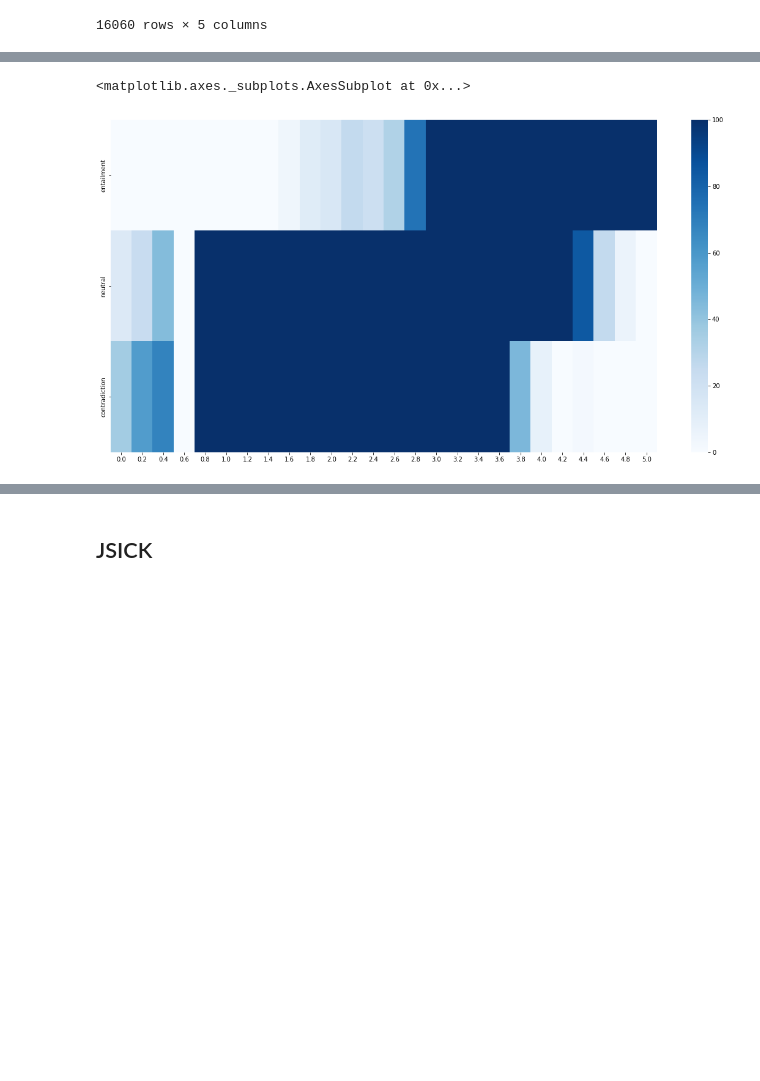
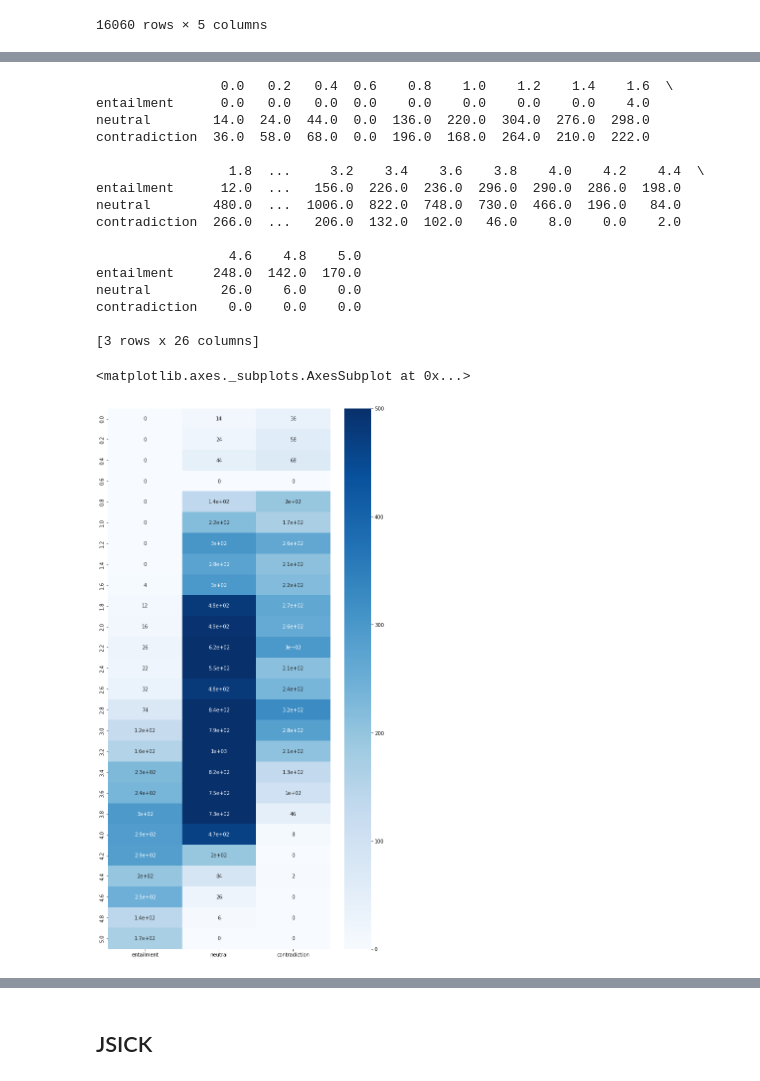
Before and after one commit to kyaoNK/bert_asag, a Jupyter notebook: CREATE_DATASET.ipynb, the cells around one changed output, grey strips where cells are left out. Drawn from its saved outputs; the diff is of its cells as text; code cells hidden in the pictures; blank space fills up the shorter version.

Commit message:
merge jglue, jsick, tutoring data. make tua and tuq dataset.

```diff
--- a/CREATE_DATASET.ipynb
+++ b/CREATE_DATASET.ipynb
@@ -32,33 +62,31 @@ sys.path.append('/content/drive/MyDrive/Colab Notebooks/my-modules')
 # %%
 import pandas as pd
 
+JGLUE_DIR = '/content/drive/MyDrive/Colab Notebooks/SeniorThesis/DATASETS/JGLUE/datasets/'
+RTE_DIR = JGLUE_DIR + 'jnli-v1.1/'
+STS_DIR = JGLUE_DIR + 'jsts-v1.1/'
+JGLUE_FILENAME = { 'train' : 'train-v1.1.json' , 'valid' : 'valid-v1.1.json' }
+JGLUE_COLS = [ 'yjcaptions_id' , 'sentence1' , 'sentence2' , 'label' ]
+
 # RTE
-
-JGLUE_DIR = '/content/drive/MyDrive/Colab Notebooks/SeniorThesis/DATASETS/JGLUE/datasets/jnli-v1.1/'
-JGLUE_FILENAME = { 'train' : 'train-v1.1.json' , 'valid' : 'valid-v1.1.json' }
-JGLUE_COLS = [ 'yjcaptions_id', 'sentence1' , 'sentence2' , 'label' ]
 COLUMNS = [ 'id', 'sentenceA' , 'sentenceB' , 'label_rte' ]
 
-jglue_rte_train_df = pd.read_json( JGLUE_DIR + JGLUE_FILENAME['train'] , lines=True , encoding='utf-8' )
+jglue_rte_train_df = pd.read_json( RTE_DIR + JGLUE_FILENAME['train'] , lines=True , encoding='utf-8' )
 jglue_rte_train_df = jglue_rte_train_df.loc[ : , JGLUE_COLS ]
 jglue_rte_train_df.columns = COLUMNS
 
-jglue_rte_valid_df = pd.read_json( JGLUE_DIR + JGLUE_FILENAME['valid'] , lines=True , encoding='utf-8' )
+jglue_rte_valid_df = pd.read_json( RTE_DIR + JGLUE_FILENAME['valid'] , lines=True , encoding='utf-8' )
 jglue_rte_valid_df = jglue_rte_valid_df.loc[ : , JGLUE_COLS ]
 jglue_rte_valid_df.columns = COLUMNS
 
 # STS
-
-JGLUE_DIR = '/content/drive/MyDrive/Colab Notebooks/SeniorThesis/DATASETS/JGLUE/datasets/jsts-v1.1/'
-JGLUE_FILENAME = { 'train' : 'train-v1.1.json' , 'valid' : 'valid-v1.1.json' }
-JGLUE_COLS = [ 'yjcaptions_id' , 'sentence1' , 'sentence2' , 'label' ]
 COLUMNS = [ 'id', 'sentenceA' , 'sentenceB' , 'label_sts' ]
 
-jglue_sts_train_df = pd.read_json( JGLUE_DIR + JGLUE_FILENAME['train'] , lines=True , encoding='utf-8' )
+jglue_sts_train_df = pd.read_json( STS_DIR + JGLUE_FILENAME['train'] , lines=True , encoding='utf-8' )
 jglue_sts_train_df = jglue_sts_train_df.loc[ : , JGLUE_COLS ]
 jglue_sts_train_df.columns = COLUMNS
 
-jglue_sts_valid_df = pd.read_json( JGLUE_DIR + JGLUE_FILENAME['valid'] , lines=True , encoding='utf-8' )
+jglue_sts_valid_df = pd.read_json( STS_DIR + JGLUE_FILENAME['valid'] , lines=True , encoding='utf-8' )
 jglue_sts_valid_df = jglue_sts_valid_df.loc[ : , JGLUE_COLS ]
 jglue_sts_valid_df.columns = COLUMNS
 
@@ -116,6 +114,10 @@ def function(x):
 # %%
 jglue_label_df = jglue_df[[ 'label_rte' , 'label_sts' ]]
 
+# jglue_label_df
+
 jglue_label_df = jglue_label_df.apply(function, axis=1)
+jglue_label_df.columns = [ 'label_rte' , 'label_sts' , 'label_detail_asag']
+
 jglue_label_df
 # %% [output]
@@ -163,44 +147,61 @@ Name: 2, dtype: int64
 #@title heat map
 
 import pandas as pd
 import numpy as np
 import seaborn as sns
 import matplotlib as mpl
 import matplotlib.pyplot as plt
 
-s = jglue_label_df[[0,1]]
-freq = s.value_counts()
+s = jglue_label_df[ [ 'label_rte' , 'label_sts' ] ]
 
 freq = s.value_counts(sort=True, ascending=True, dropna=False)
 freq_df = pd.DataFrame(freq)
 freq_df.columns = ['freq']
 freq_df = freq_df.sort_index()
 
-sts_range = np.round(np.arange(0, 5.2, 0.2) , 2).tolist()
-sts_range = sts_range * 3
+sts_list = np.round(np.arange(0, 5.2, 0.2) , 2).tolist()
+sts_range = sts_list * 3
 
-rte_range = ['entailment']*26
-rte_range.extend( ['neutral']*26)
-rte_range.extend( ['contradiction']*26)
+rte_range = ['entailment']*len(sts_list)
+rte_range.extend( ['neutral']*len(sts_list))
+rte_range.extend( ['contradiction']*len(sts_list))
 
 df = pd.DataFrame(index=[rte_range, sts_range], columns=['freq'])
 df.fillna(0, inplace=True)
 df.update(freq_df)
 df
 
 freq_2d = [
     df.loc['entailment'].T.values.tolist()[0],
     df.loc['neutral'].T.values.tolist()[0],
     df.loc['contradiction'].T.values.tolist()[0]
 ]
 
 df_ = pd.DataFrame(data=freq_2d, index=['entailment', 'neutral', 'contradiction'], columns=np.round(np.arange(0, 5.2, 0.2),2))
+# print(df_)
 
-plt.figure(figsize=(20, 10))
-sns.heatmap(df_, cmap='Blues', vmax=100)
+df_ = df_.T
+plt.figure(figsize=(10, 20))
+sns.heatmap(df_, cmap='Blues', vmax=500, annot=True, )
 # %% [output]
-<matplotlib.axes._subplots.AxesSubplot at 0x...>
+                0.0   0.2   0.4  0.6    0.8    1.0    1.2    1.4    1.6  \
+entailment      0.0   0.0   0.0  0.0    0.0    0.0    0.0    0.0    4.0
+neutral        14.0  24.0  44.0  0.0  136.0  220.0  304.0  276.0  298.0
+contradiction  36.0  58.0  68.0  0.0  196.0  168.0  264.0  210.0  222.0
+
+                 1.8  ...     3.2    3.4    3.6    3.8    4.0    4.2    4.4  \
+entailment      12.0  ...   156.0  226.0  236.0  296.0  290.0  286.0  198.0
+neutral        480.0  ...  1006.0  822.0  748.0  730.0  466.0  196.0   84.0
+contradiction  266.0  ...   206.0  132.0  102.0   46.0    8.0    0.0    2.0
+
+                 4.6    4.8    5.0
+entailment     248.0  142.0  170.0
+neutral         26.0    6.0    0.0
+contradiction    0.0    0.0    0.0
+
+[3 rows x 26 columns]
+<matplotlib.axes._subplots.AxesSubplot at 0x...>
-[figure, old version]
+[figure, new version]
 # %%
 #@title write & merge new label
 import csv
```
Also changed, not shown: parts of 11 cells of this notebook.
